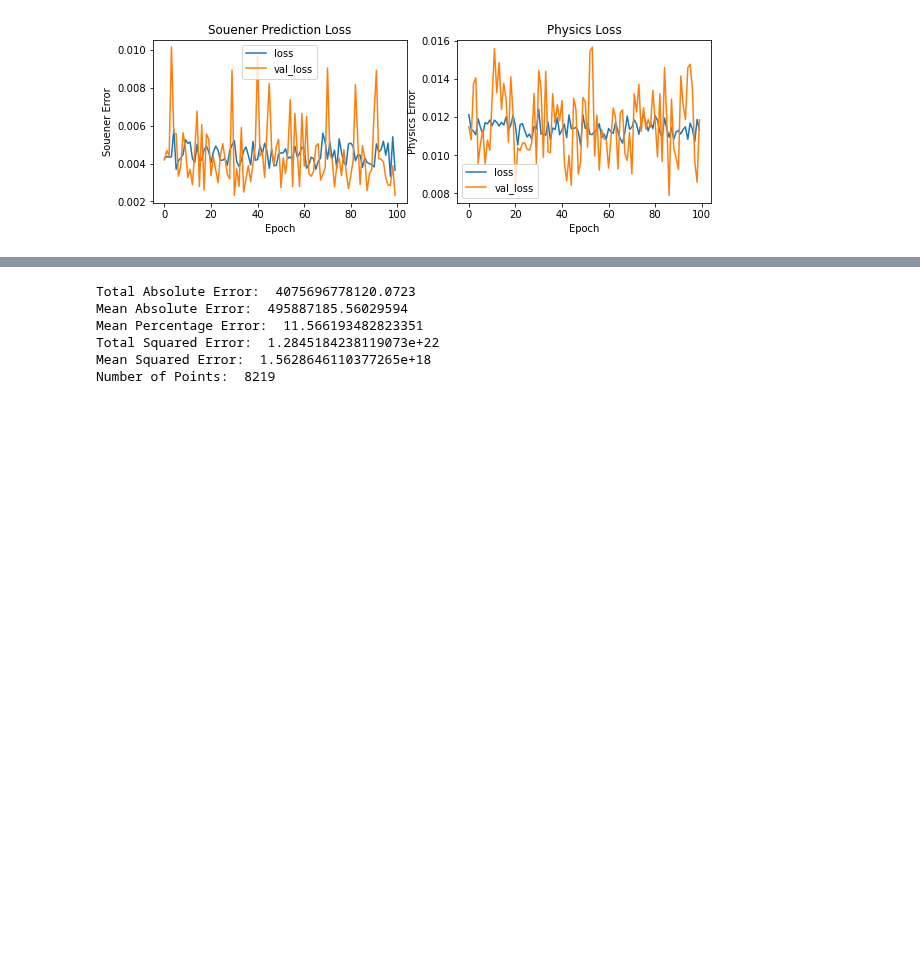
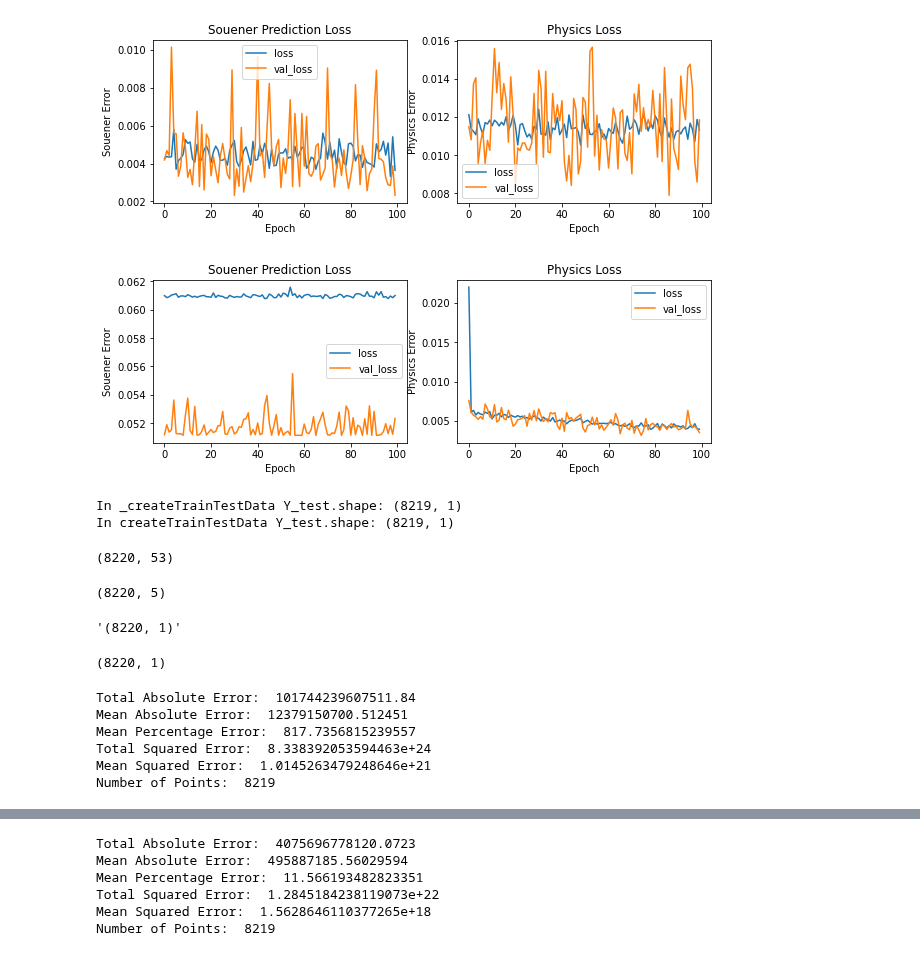
Before and after one commit to amolsalunkhe/ChemTab, a Jupyter notebook: PAPER1_PCA_GP_DNN_NEIGHBORDNN_PCDNN_V2.ipynb, the cells around one changed output, grey strips where cells are left out. Saved outputs shown, nothing was run; the diff lists cells and outputs as text; code cells hidden in the pictures; blank space fills up the shorter version.

```diff
--- a/PAPER1_PCA_GP_DNN_NEIGHBORDNN_PCDNN_V2.ipynb
+++ b/PAPER1_PCA_GP_DNN_NEIGHBORDNN_PCDNN_V2.ipynb
@@ -1671,6 +1622,16 @@ model.compile(
     },
     loss_weights=[2.0, 0.2],
 )
+# %%
+history = model.fit(dm.X_scaled_train,
+                    {
+                        "physics": dm.rom_scaled_train,
+                        "prediction":dm.Y_scaled_train
+                    },
+                    validation_split=0.2,
+                    verbose=0,
+                    epochs=100
+                   )
 # %%
 %%time
 #batch_size=100,
@@ -1688,21 +1649,5 @@ Wall time: 55 s
 # %%
 def plot_loss_physics_and_regression(history):
-    '''
-    fig, axs = plt.subplots(1, 2, figsize=(6,6))
-    plt.subplots_adjust(wspace=.75)
-    axs[0].plot(history.history['prediction_loss'], label='loss')
-    axs[0].plot(history.history['val_prediction_loss'], label='val_loss')
-    axs[0].set_title('Souener Prediction Loss')
-    axs[0].set(xlabel='Epoch', ylabel='Souener Error')
-    axs[0].legend()
-
-    axs[1].plot(history.history['physics_loss'], label='loss')
-    axs[1].plot(history.history['val_physics_loss'], label='val_loss')
-    axs[1].set_title('Physics Loss')
-    axs[1].set(xlabel='Epoch', ylabel='Physics Error')
-    axs[1].legend()
-    '''
-
 
     f = plt.figure(figsize=(10,3))
     ax = f.add_subplot(121)
@@ -1723,3 +1668,7 @@ def plot_loss_physics_and_regression(history):
 plot_loss_physics_and_regression(history)
 # %% [output]
 [figure]
+# %%
+plot_loss_physics_and_regression(history)
+# %% [output]
+[figure, added]
@@ -1725,0 +1681,21 @@ plot_loss_physics_and_regression(history)
+# %%
+dm.createTrainTestData("ZmixPCA_randomequaltraintestsplit",5, None, None)
+# %% [output]
+In _createTrainTestData Y_test.shape: (8219, 1)
+In createTrainTestData Y_test.shape: (8219, 1)
+# %%
+dm.X_scaled_train.shape
+# %% [output]
+(8220, 53)
+# %%
+dm.rom_scaled_train.shape
+# %% [output]
+(8220, 5)
+# %%
+str(dm.Y_train.shape)
+# %% [output]
+'(8220, 1)'
+# %%
+dm.Y_train.shape
+# %% [output]
+(8220, 1)
@@ -1725,0 +1757,9 @@ plot_loss_physics_and_regression(history)
+# %%
+err = computeAndPrintError(Y_pred, dm.Y_test)
+# %% [output]
+Total Absolute Error:  101744239607511.84
+Mean Absolute Error:  12379150700.512451
+Mean Percentage Error:  817.7356815239557
+Total Squared Error:  8.338392053594463e+24
+Mean Squared Error:  1.0145263479248646e+21
+Number of Points:  8219
```
Also changed, not shown: parts of 100 cells of this notebook, 1 other file.
